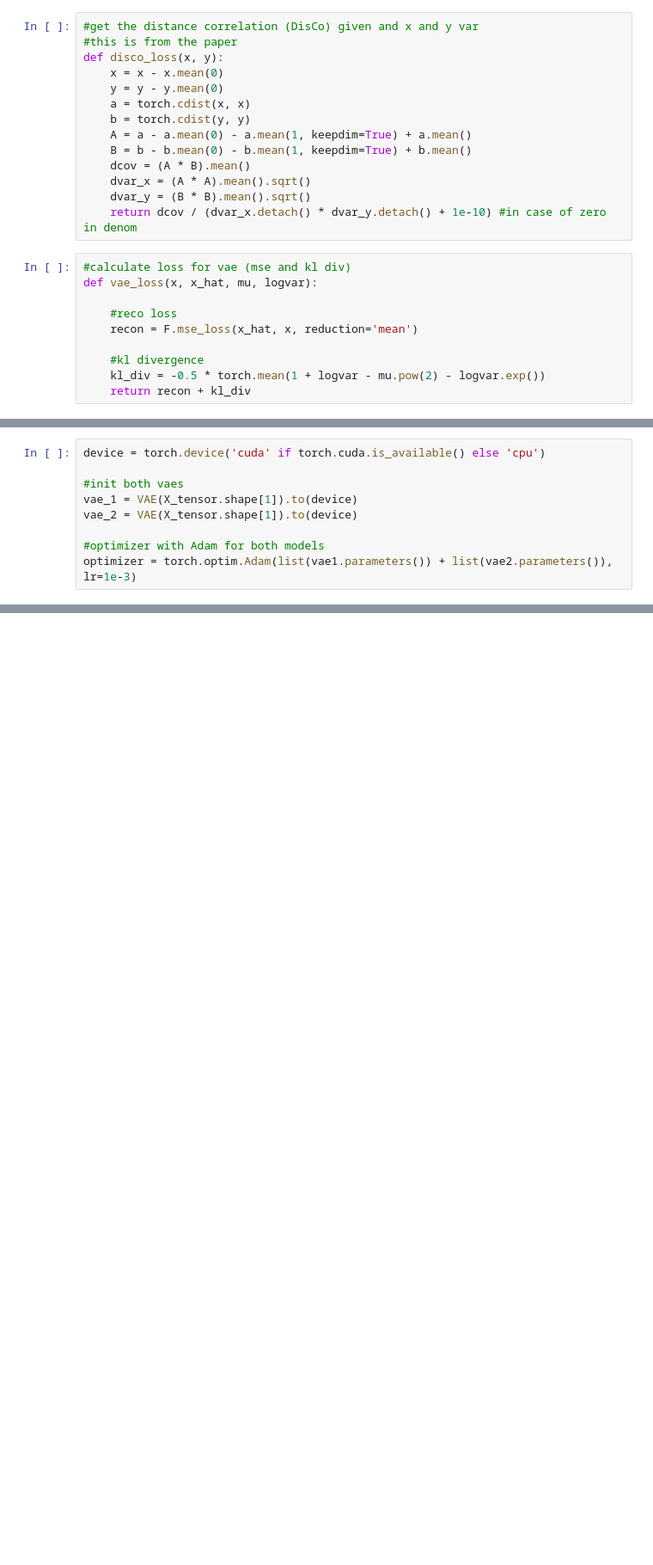
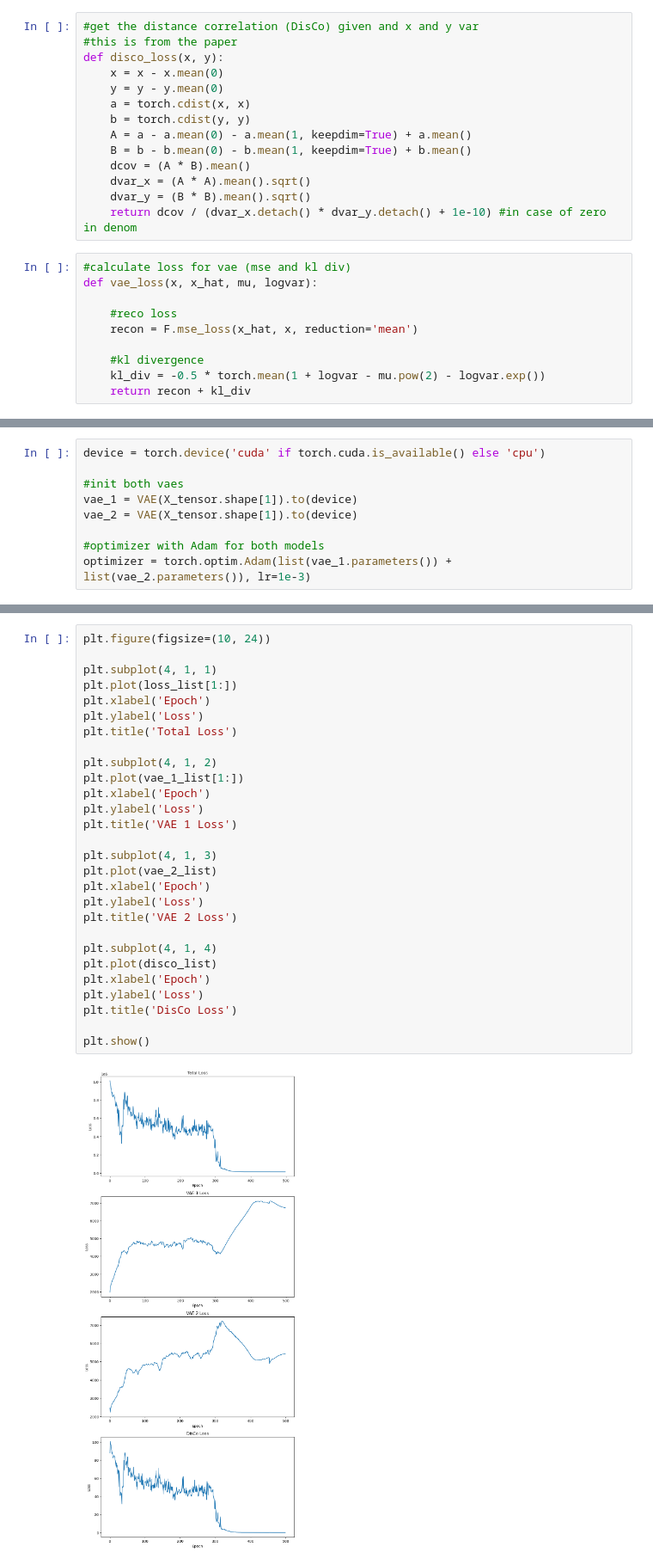
Before and after one commit to ellisonscheuller/double_disco, a Jupyter notebook: dummy_disco.ipynb, the cells around one changed output, grey strips where cells are left out. Shown at 86% size. Saved outputs shown, nothing was run; the diff lists cells and outputs as text; blank space fills up the shorter version.

Commit message:
Disco convering loss, vae still not

```diff
--- a/dummy_disco.ipynb
+++ b/dummy_disco.ipynb
@@ -144,5 +144,5 @@ vae_1 = VAE(X_tensor.shape[1]).to(device)
 vae_2 = VAE(X_tensor.shape[1]).to(device)
 
 #optimizer with Adam for both models
-optimizer = torch.optim.Adam(list(vae1.parameters()) + list(vae2.parameters()), lr=1e-3)
+optimizer = torch.optim.Adam(list(vae_1.parameters()) + list(vae_2.parameters()), lr=1e-3)
 # %%
@@ -251,0 +234,30 @@ for epoch in range(epochs):
+# %%
+plt.figure(figsize=(10, 24))
+
+plt.subplot(4, 1, 1)
+plt.plot(loss_list[1:])
+plt.xlabel('Epoch')
+plt.ylabel('Loss')
+plt.title('Total Loss')
+
+plt.subplot(4, 1, 2)
+plt.plot(vae_1_list[1:])
+plt.xlabel('Epoch')
+plt.ylabel('Loss')
+plt.title('VAE 1 Loss')
+
+plt.subplot(4, 1, 3)
+plt.plot(vae_2_list)
+plt.xlabel('Epoch')
+plt.ylabel('Loss')
+plt.title('VAE 2 Loss')
+
+plt.subplot(4, 1, 4)
+plt.plot(disco_list)
+plt.xlabel('Epoch')
+plt.ylabel('Loss')
+plt.title('DisCo Loss')
+
+plt.show()
+# %% [output]
+[figure, added]
```
Also changed, not shown: parts of 3 cells of this notebook.
